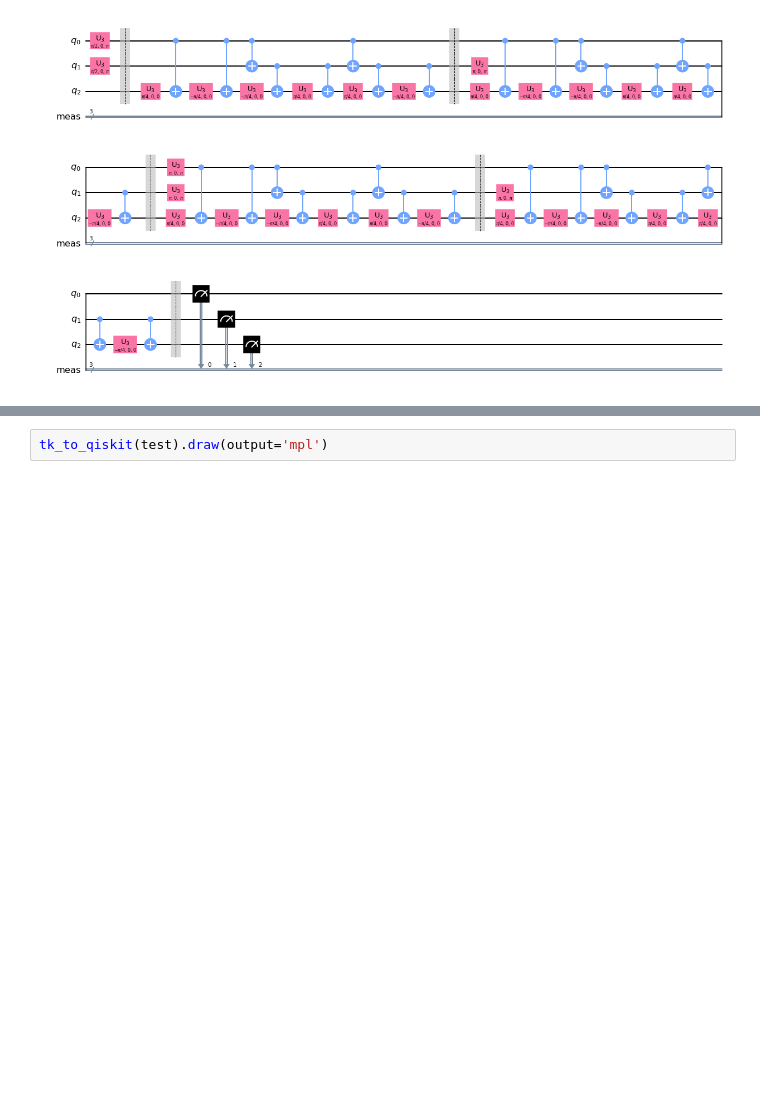
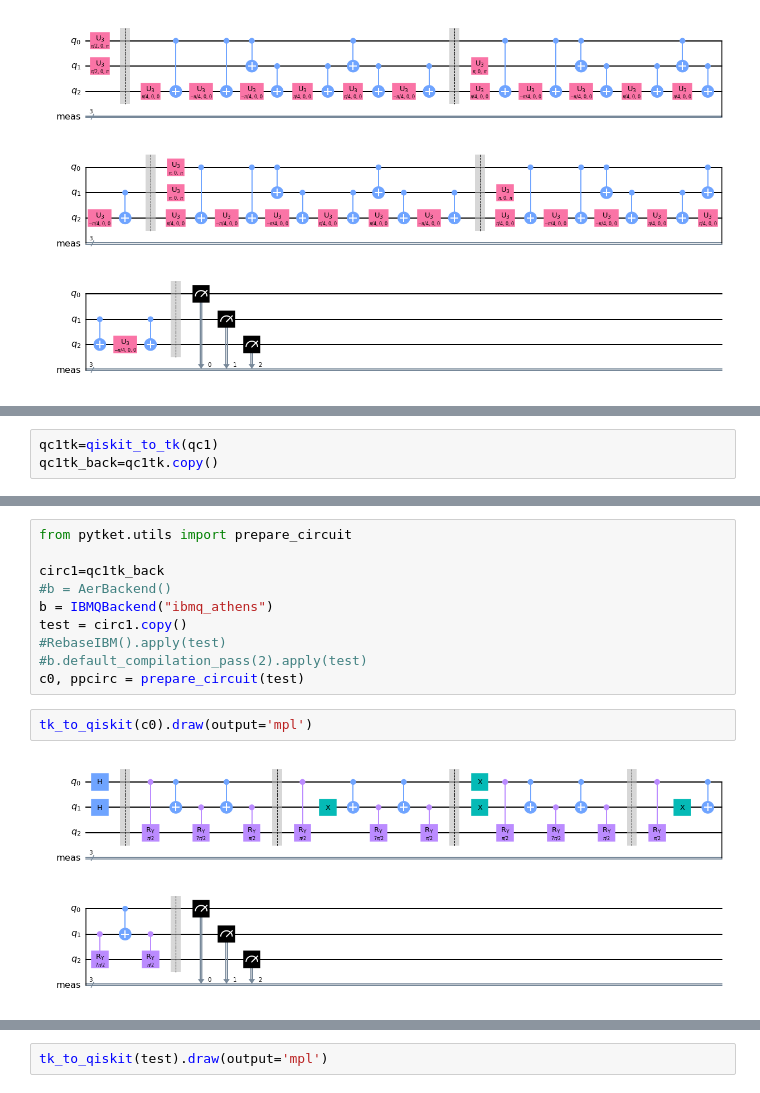
Before and after one commit to mbozzore/workshop, a Jupyter notebook: demo_tket.ipynb, the cells around one changed output, grey strips where cells are left out. Cells and saved outputs as stored; diff of their text form; blank space fills up the shorter version.

```diff
--- a/demo_tket.ipynb
+++ b/demo_tket.ipynb
@@ -663,0 +735,3 @@ new_circ.draw(output="mpl")
+# %%
+qc1tk=qiskit_to_tk(qc1)
+qc1tk_back=qc1tk.copy()
@@ -677 +772,15 @@ depth =  149
+# %%
+from pytket.utils import prepare_circuit
+
+circ1=qc1tk_back
+#b = AerBackend()
+b = IBMQBackend("ibmq_athens")
+test = circ1.copy()
+#RebaseIBM().apply(test)
+#b.default_compilation_pass(2).apply(test)
+c0, ppcirc = prepare_circuit(test)
+# %%
+tk_to_qiskit(c0).draw(output='mpl')
+# %% [output]
+[figure, added]
 # %%
```
Also changed, not shown: parts of 48 cells of this notebook, 2 other files.
